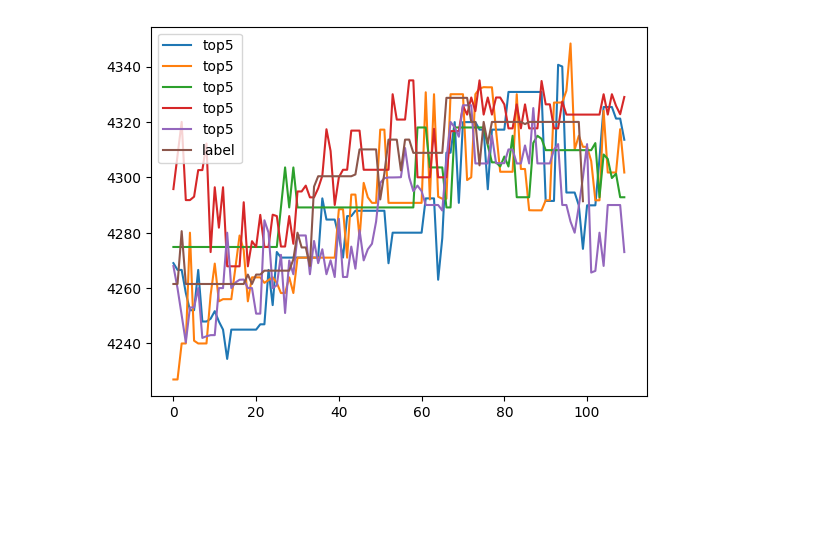
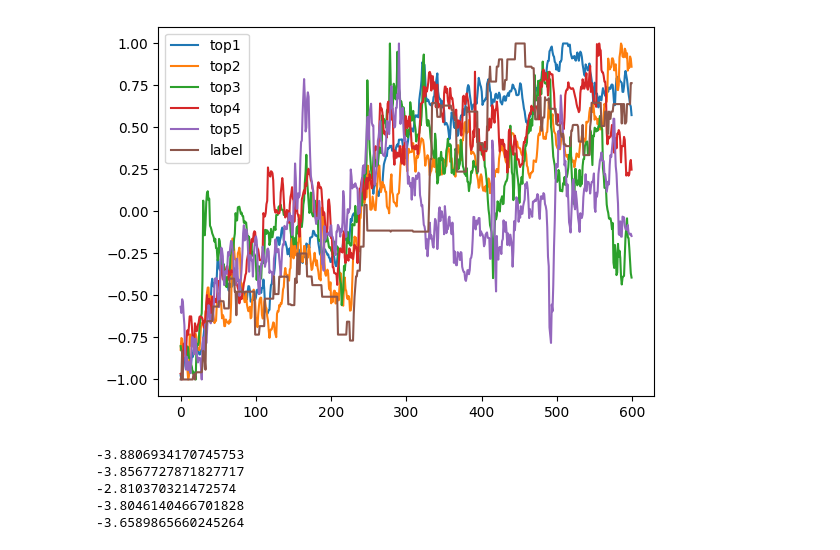
Before and after one commit to silverstar0727/crypto, a Jupyter notebook: test.ipynb, the cells around one changed output. Saved outputs shown, nothing was run; the diff lists cells and outputs as text; code cells hidden in the pictures; blank space fills up the shorter version.

```diff
--- a/test.ipynb
+++ b/test.ipynb
@@ -19,27 +19,24 @@ test_size = 0.2
 cut_idx = int(df_len* (1 - test_size))
 train, val = df.iloc[:cut_idx], df.iloc[cut_idx:]
 # %%
-numeric_cols = ['open', 'high', 'low', 'close']
+numeric_cols = ['open']#, 'high', 'low', 'close']
        #          'volume', 'quote_asset_volume',
        # 'number_of_trades', 'taker_buy_base_asset_volume',
        # 'taker_buy_quote_asset_volume']
 
-# scaler = MinMaxScaler(feature_range=(-1, 1))
-# train = train.copy()
-# train[numeric_cols] = scaler.fit_transform(train[numeric_cols])
-# val = val.copy()
-# val[numeric_cols] = scaler.transform(val[numeric_cols])
+scaler = MinMaxScaler(feature_range=(-1, 1))
 # %%
 from tslearn.metrics import dtw
 import numpy as np
 from tqdm import tqdm
 from heapq import heappop, heappush
 
-window_size = 100
-stride = 50
+window_size = 300
+stride = 150
 k = 5
 for index in range(0, len(train), stride):
     arr_data = train.iloc[index:index + window_size][numeric_cols].values
+    arr_data = scaler.fit_transform(arr_data)
 
     top_k = []
     for target_index in tqdm(range(0, len(train), stride)):
@@ -47,27 +44,48 @@ for index in range(0, len(train), stride):
             continue
 
         arr_target = train.iloc[target_index:target_index + window_size][numeric_cols].values
+        arr_target = scaler.fit_transform(arr_target)
         target_start_date = train.iloc[target_index]["timestamp"]
         cost = dtw(arr_data, arr_target, global_constraint="sakoe_chiba", sakoe_chiba_radius=5)
 
         if len(top_k) < k:
-            heappush(top_k, (-cost, arr_target, target_index))
+            heappush(top_k, (-cost, target_index))
         else:
             if -cost > top_k[0][0]:
                 heappop(top_k)
-                heappush(top_k, (-cost, arr_target, target_index))
+                heappush(top_k, (-cost, target_index))
 
     break
 # %%
 import matplotlib.pyplot as plt
 
+def vis_preprocessing(start_idx, label_index, offset):
+    target_data = train.iloc[start_idx: start_idx + window_size+offset]
+    target_data = target_data.drop(columns=["timestamp"]).values
+    target_data = scaler.fit_transform(target_data)
+    target_data = target_data[:, label_index]
+
+    return target_data
+
 def top_k_vis(label_index, offset=10):
-    for i in range(k):
-        start_idx = top_k[i][2]
-        plt.plot(train.iloc[start_idx: start_idx + window_size+offset].values[:, label_index], label=f"top{k}")
-    plt.plot(arr_data[:, 0], label="label")
+    for i in range(5):
+        start_idx = top_k[i][1]
+        target_data = vis_preprocessing(start_idx=start_idx, label_index=label_index, offset=offset)
+        plt.plot(target_data, label=f"top{i+1}")
+
+    origin_data = vis_preprocessing(start_idx=0, label_index=label_index, offset=offset)
+    plt.plot(origin_data, label="label")
     plt.legend()
 
-top_k_vis(1)
+top_k_vis(1, 300)
 # %% [output]
-[figure, old version]
+[figure, new version]
+# %%
+for i in top_k:
+    print(i[0])
+# %% [output]
+-3.8806934170745753
+-3.8567727871827717
+-2.810370321472574
+-3.8046140466701828
+-3.6589865660245264
```
